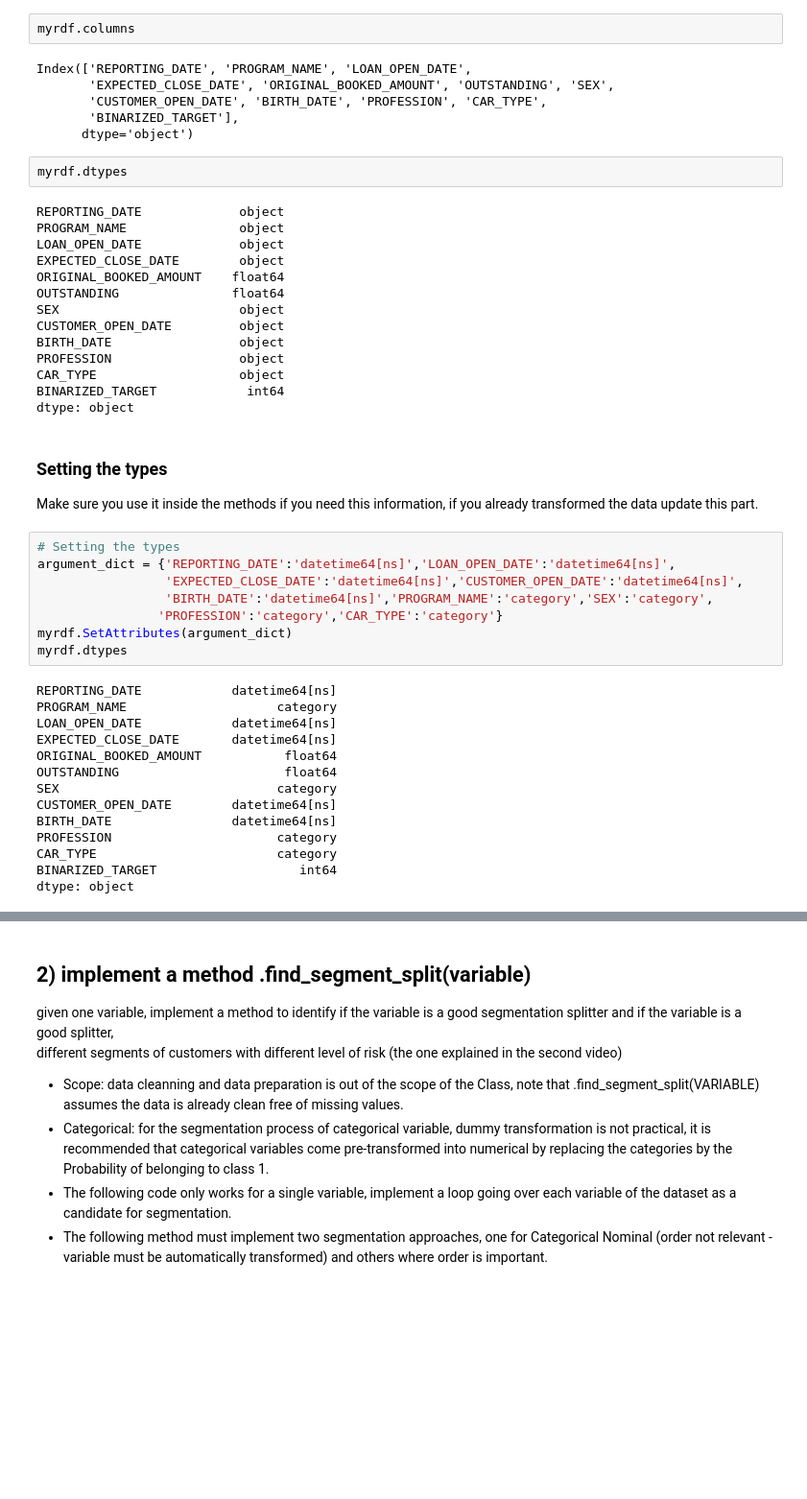
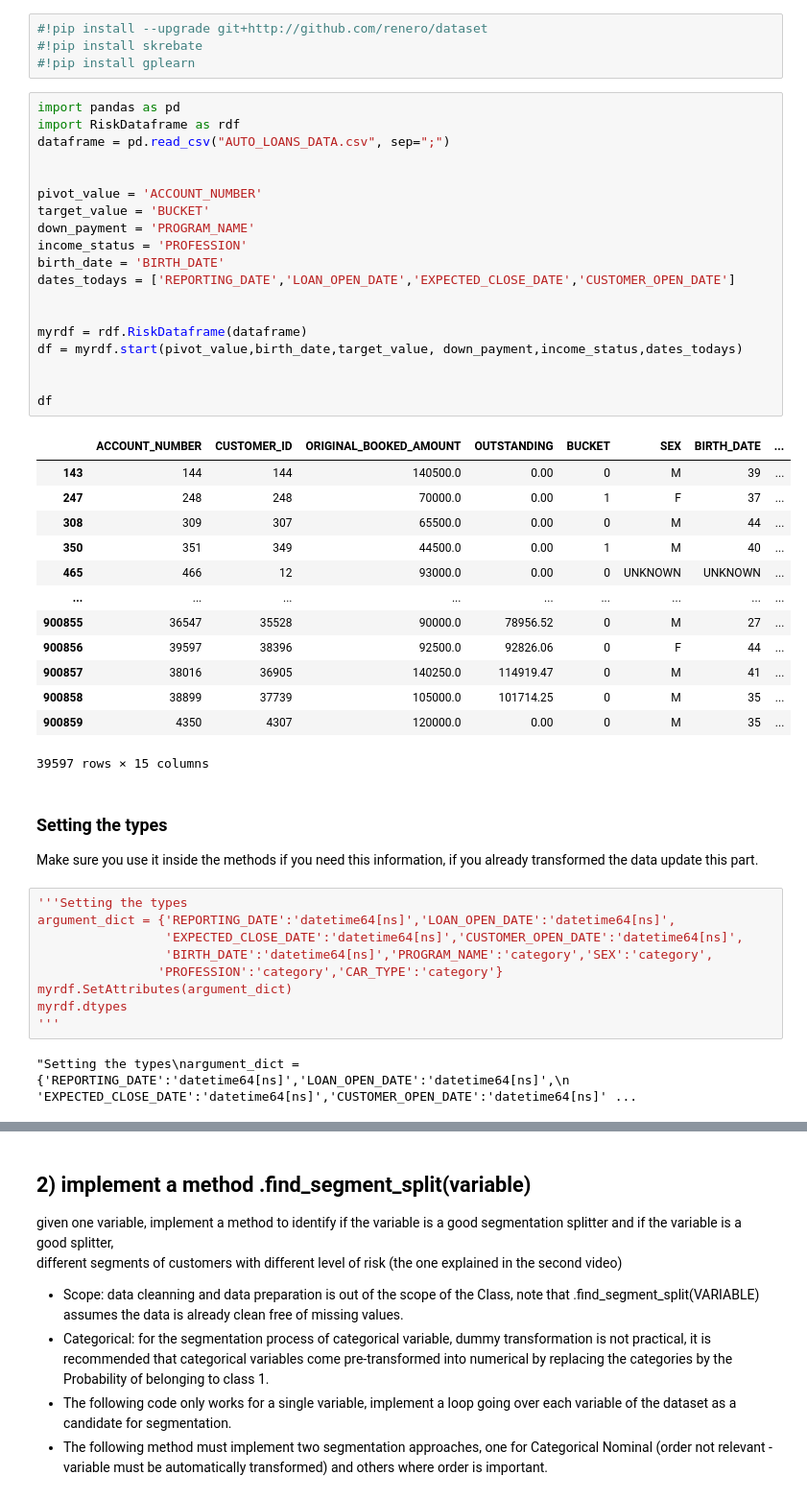
Before and after one commit to hana-am/Jigglypuff, a Jupyter notebook: 01_group_exercise_RiskBasedSegmentation_StarterCode.ipynb, the cells around one changed output, grey strips where cells are left out. Shown at 96% size. Saved outputs shown, nothing was run; the diff lists cells and outputs as text; blank space fills up the shorter version.

```diff
--- a/01_group_exercise_RiskBasedSegmentation_StarterCode.ipynb
+++ b/01_group_exercise_RiskBasedSegmentation_StarterCode.ipynb
@@ -59,50 +12,52 @@ myrdf.shape
-# %%
-myrdf.columns
-# %% [output]
-Index(['REPORTING_DATE', 'PROGRAM_NAME', 'LOAN_OPEN_DATE',
-       'EXPECTED_CLOSE_DATE', 'ORIGINAL_BOOKED_AMOUNT', 'OUTSTANDING', 'SEX',
-       'CUSTOMER_OPEN_DATE', 'BIRTH_DATE', 'PROFESSION', 'CAR_TYPE',
-       'BINARIZED_TARGET'],
-      dtype='object')
-# %%
-myrdf.dtypes
-# %% [output]
-REPORTING_DATE             object
-PROGRAM_NAME               object
-LOAN_OPEN_DATE             object
-EXPECTED_CLOSE_DATE        object
-ORIGINAL_BOOKED_AMOUNT    float64
-OUTSTANDING               float64
-SEX                        object
-CUSTOMER_OPEN_DATE         object
-BIRTH_DATE                 object
-PROFESSION                 object
-CAR_TYPE                   object
-BINARIZED_TARGET            int64
-dtype: object
+# %%
+#!pip install --upgrade git+http://github.com/renero/dataset
+#!pip install skrebate
+#!pip install gplearn
+# %%
+import pandas as pd
+import RiskDataframe as rdf
+dataframe = pd.read_csv("AUTO_LOANS_DATA.csv", sep=";")
+
+
+pivot_value = 'ACCOUNT_NUMBER'
+target_value = 'BUCKET'
+down_payment = 'PROGRAM_NAME'
+income_status = 'PROFESSION'
+birth_date = 'BIRTH_DATE'
+dates_todays = ['REPORTING_DATE','LOAN_OPEN_DATE','EXPECTED_CLOSE_DATE','CUSTOMER_OPEN_DATE']
+
+
+myrdf = rdf.RiskDataframe(dataframe)
+df = myrdf.start(pivot_value,birth_date,target_value, down_payment,income_status,dates_todays)
+
+
+df
+# %% [output]
+|  | ACCOUNT_NUMBER | CUSTOMER_ID | ORIGINAL_BOOKED_AMOUNT | OUTSTANDING | BUCKET | SEX | BIRTH_DATE | ... |
+| 143 | 144 | 144 | 140500.0 | 0.00 | 0 | M | 39 | ... |
+| 247 | 248 | 248 | 70000.0 | 0.00 | 1 | F | 37 | ... |
+| 308 | 309 | 307 | 65500.0 | 0.00 | 0 | M | 44 | ... |
+| 350 | 351 | 349 | 44500.0 | 0.00 | 1 | M | 40 | ... |
+| 465 | 466 | 12 | 93000.0 | 0.00 | 0 | UNKNOWN | UNKNOWN | ... |
+| ... | ... | ... | ... | ... | ... | ... | ... | ... |
+| 900855 | 36547 | 35528 | 90000.0 | 78956.52 | 0 | M | 27 | ... |
+| 900856 | 39597 | 38396 | 92500.0 | 92826.06 | 0 | F | 44 | ... |
+| 900857 | 38016 | 36905 | 140250.0 | 114919.47 | 0 | M | 41 | ... |
+| 900858 | 38899 | 37739 | 105000.0 | 101714.25 | 0 | M | 35 | ... |
+| 900859 | 4350 | 4307 | 120000.0 | 0.00 | 0 | M | 35 | ... |
+39597 rows × 15 columns
 # %% [markdown]
 ### Setting the types
 
 Make sure you use it inside the methods if you need this information, if you already transformed the data update this part.
 # %%
-# Setting the types
+'''Setting the types
 argument_dict = {'REPORTING_DATE':'datetime64[ns]','LOAN_OPEN_DATE':'datetime64[ns]',
                  'EXPECTED_CLOSE_DATE':'datetime64[ns]','CUSTOMER_OPEN_DATE':'datetime64[ns]',
                  'BIRTH_DATE':'datetime64[ns]','PROGRAM_NAME':'category','SEX':'category',
                 'PROFESSION':'category','CAR_TYPE':'category'}
 myrdf.SetAttributes(argument_dict)
 myrdf.dtypes
+'''
 # %% [output]
-REPORTING_DATE            datetime64[ns]
-PROGRAM_NAME                    category
-LOAN_OPEN_DATE            datetime64[ns]
-EXPECTED_CLOSE_DATE       datetime64[ns]
-ORIGINAL_BOOKED_AMOUNT           float64
-OUTSTANDING                      float64
-SEX                             category
-CUSTOMER_OPEN_DATE        datetime64[ns]
-BIRTH_DATE                datetime64[ns]
-PROFESSION                      category
-CAR_TYPE                        category
-BINARIZED_TARGET                   int64
-dtype: object
+"Setting the types\nargument_dict = {'REPORTING_DATE':'datetime64[ns]','LOAN_OPEN_DATE':'datetime64[ns]',\n                 'EXPECTED_CLOSE_DATE':'datetime64[ns]','CUSTOMER_OPEN_DATE':'datetime64[ns]' ...
```
Also changed, not shown: parts of 37 cells of this notebook, 5 other files.
